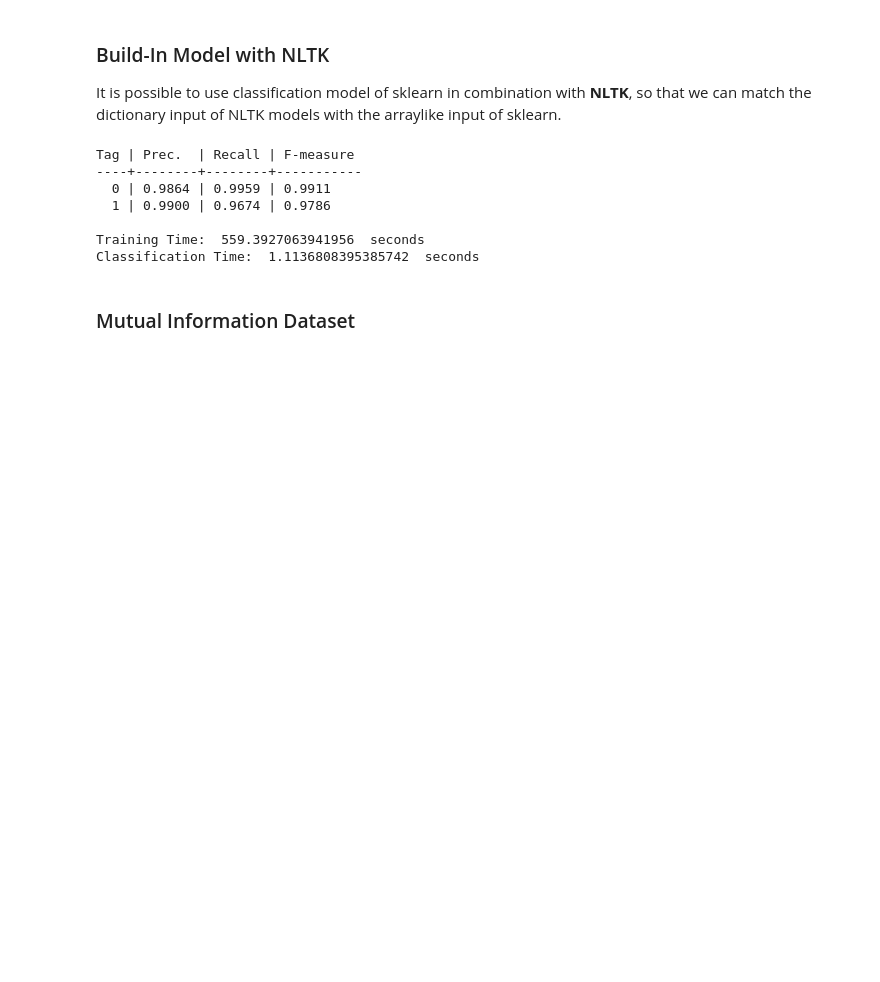
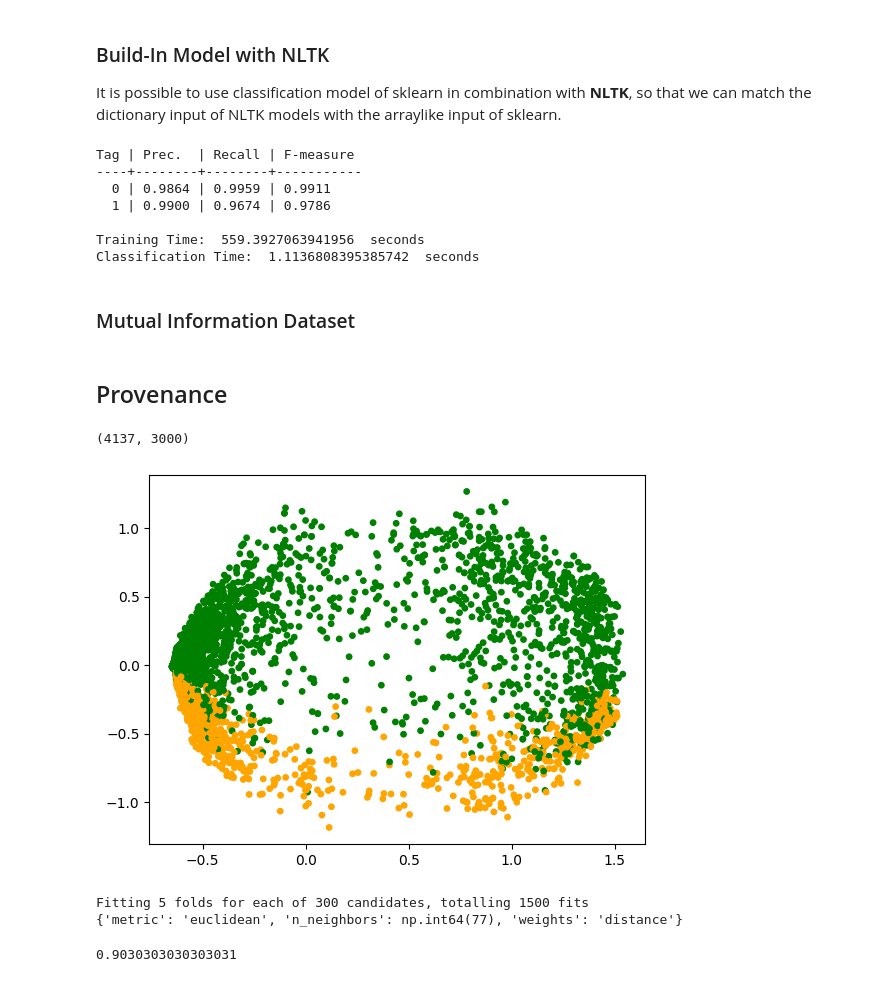
Before and after one commit to Lukirby/Spam-Detector-NLP, a Jupyter notebook: spam_detector.ipynb, the cells around one changed output. Saved outputs shown, nothing was run; the diff lists cells and outputs as text; code cells hidden in the pictures; blank space fills up the shorter version.

Commit message:
Provenance Analysis

```diff
--- a/spam_detector.ipynb
+++ b/spam_detector.ipynb
@@ -490,3 +490,26 @@ cs = ConfusionMatrix(pred_labels,test_labels)
 print(cs.evaluate())
 print("Training Time: ",end_train-start_train," seconds")
 print("Classification Time: ",end_predict-start_predict," seconds")
+# %% [markdown]
+## Provenance
+# %%
+from sklearn.manifold import Isomap, SpectralEmbedding, TSNE
+from sklearn.decomposition import PCA, KernelPCA
+from sklearn.preprocessing import StandardScaler, MinMaxScaler
+
+np.random.seed(seed)
+
+dimention = 2
+
+colors = ['green' if label == 0 else 'orange' for label in Y_train]
+
+scaler = StandardScaler()
+
+X_train_scaled = scaler.fit_transform(X_train)
+print(X_train_scaled.shape)
+# %% [output]
+(4137, 3000)
+# %%
+def plot_components(X,colors):
+    plt.scatter(X[:, 0], X[:, 1],c=colors,s=15)
+    plt.show()
@@ -492,0 +523,34 @@ print("Classification Time: ",end_predict-start_predict," seconds")
+# %%
+kpca = KernelPCA(n_components=dimention,kernel='sigmoid',gamma=1)
+
+X_train_kpca = kpca.fit_transform(X_train_scaled)
+
+plot_components(X_train_kpca,colors)
+# %% [output]
+[figure, added]
+# %%
+from sklearn.neighbors import KNeighborsClassifier
+from sklearn.model_selection import GridSearchCV, StratifiedKFold
+
+np.random.seed(seed)
+
+param_grid = {
+    'n_neighbors' : np.arange(1,100,2),
+    'weights':['uniform','distance'],
+    'metric': ['euclidean','haversine','manhattan']
+}
+
+best_knn_model = GridSearchCV(KNeighborsClassifier(),param_grid,scoring='f1',cv=StratifiedKFold(shuffle=True))
+
+best_knn_model.fit(X_train_kpca,Y_train)
+
+print(best_knn_model.best_params_)
+# %% [output]
+Fitting 5 folds for each of 300 candidates, totalling 1500 fits
+{'metric': 'euclidean', 'n_neighbors': np.int64(77), 'weights': 'distance'}
+# %%
+X_test_kpca = kpca.transform(scaler.transform(X_test))
+Y_pred = best_knn_model.predict(X_test_kpca)
+print(f1_score(Y_test,Y_pred))
+# %% [output]
+0.9030303030303031
```
Also changed, not shown: parts of 10 cells of this notebook.
